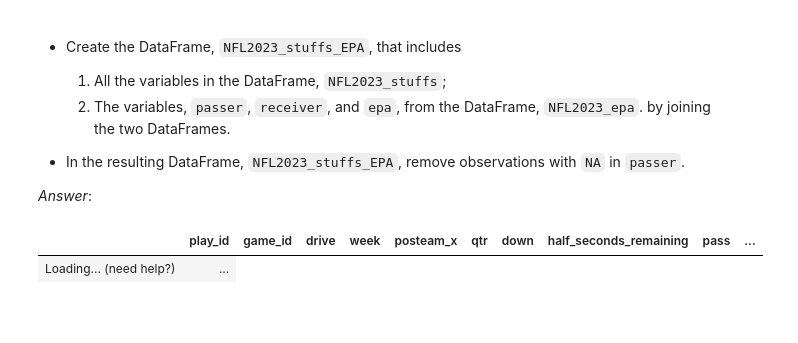
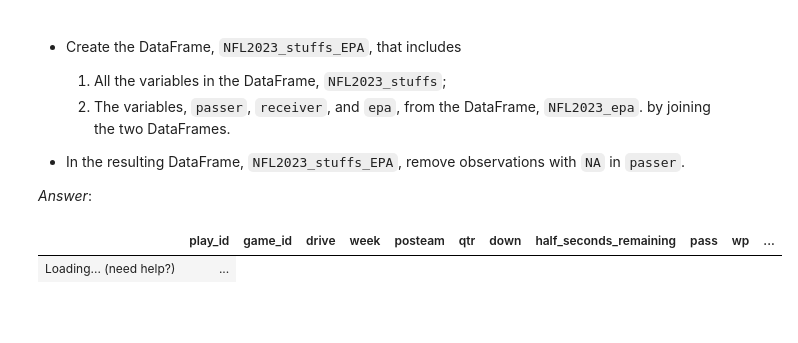
Before and after one commit to bcdanl/geneseo-danl-module-1, a Jupyter notebook: danl-m1-exam-a.ipynb, the cells around one changed output. Drawn from its saved outputs; the diff is of its cells as text; code cells hidden in the pictures.

```diff
--- a/danl-m1-exam-a.ipynb
+++ b/danl-m1-exam-a.ipynb
@@ -430,13 +430,13 @@ by joining the two DataFrames.
 # %%
 NFL2023_stuffs_EPA = (
     NFL2023_stuffs
-    .merge(NFL2023_epa, on = ['play_id', 'game_id', 'drive'], how = 'left')
+    .merge(NFL2023_epa, on = ['play_id', 'game_id', 'drive', 'posteam'], how = 'left')
     .dropna(subset = ['passer'])
 )
 
 show(NFL2023_stuffs_EPA)
 # %% [output]
-|  | play_id | game_id | drive | week | posteam_x | qtr | down | half_seconds_remaining | pass | ... |
+|  | play_id | game_id | drive | week | posteam | qtr | down | half_seconds_remaining | pass | wp | ... |
 | Loading... (need help?) | ... |
 # %% [markdown]
 <br>
```
Also changed, not shown: parts of 1 cell of this notebook, 2 other files.
